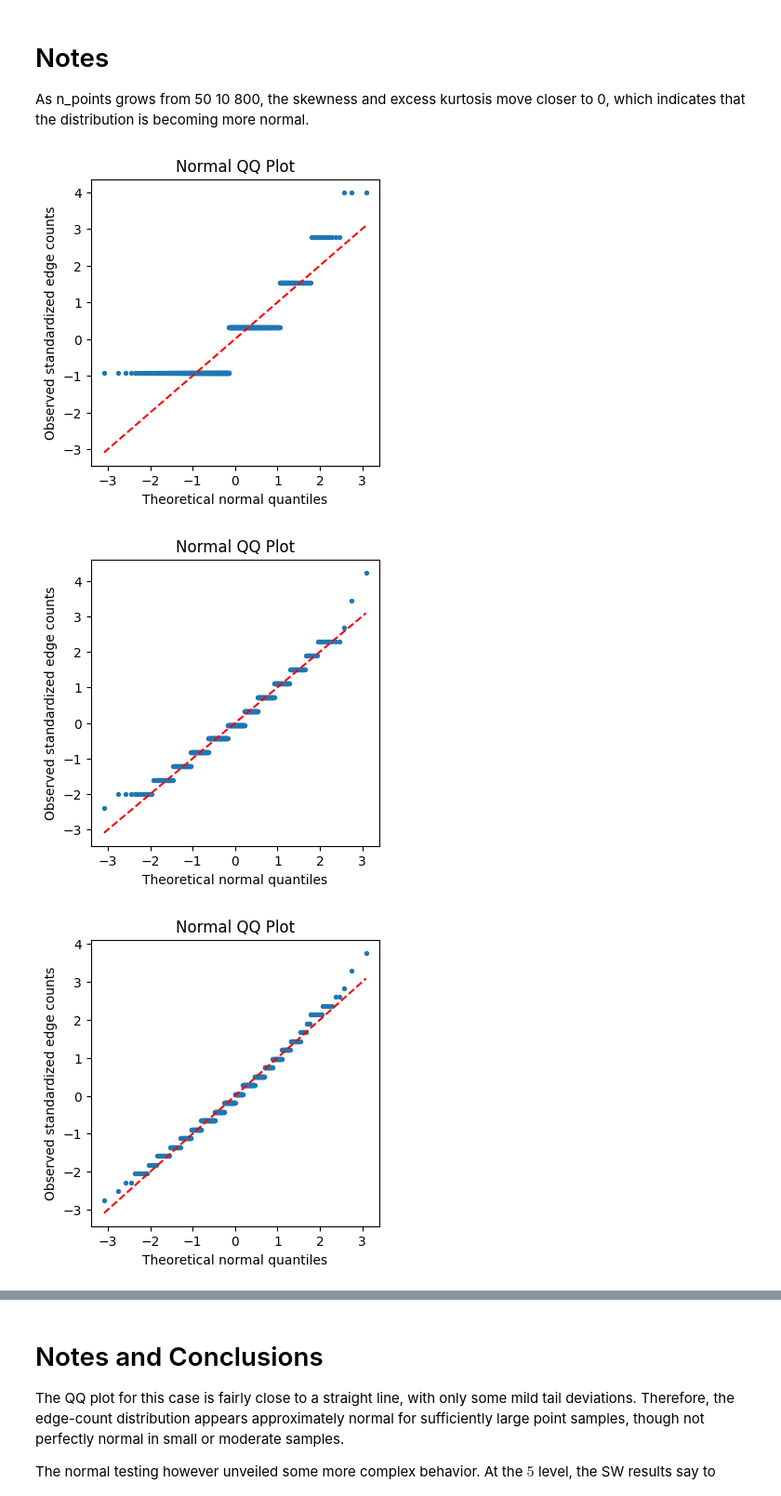
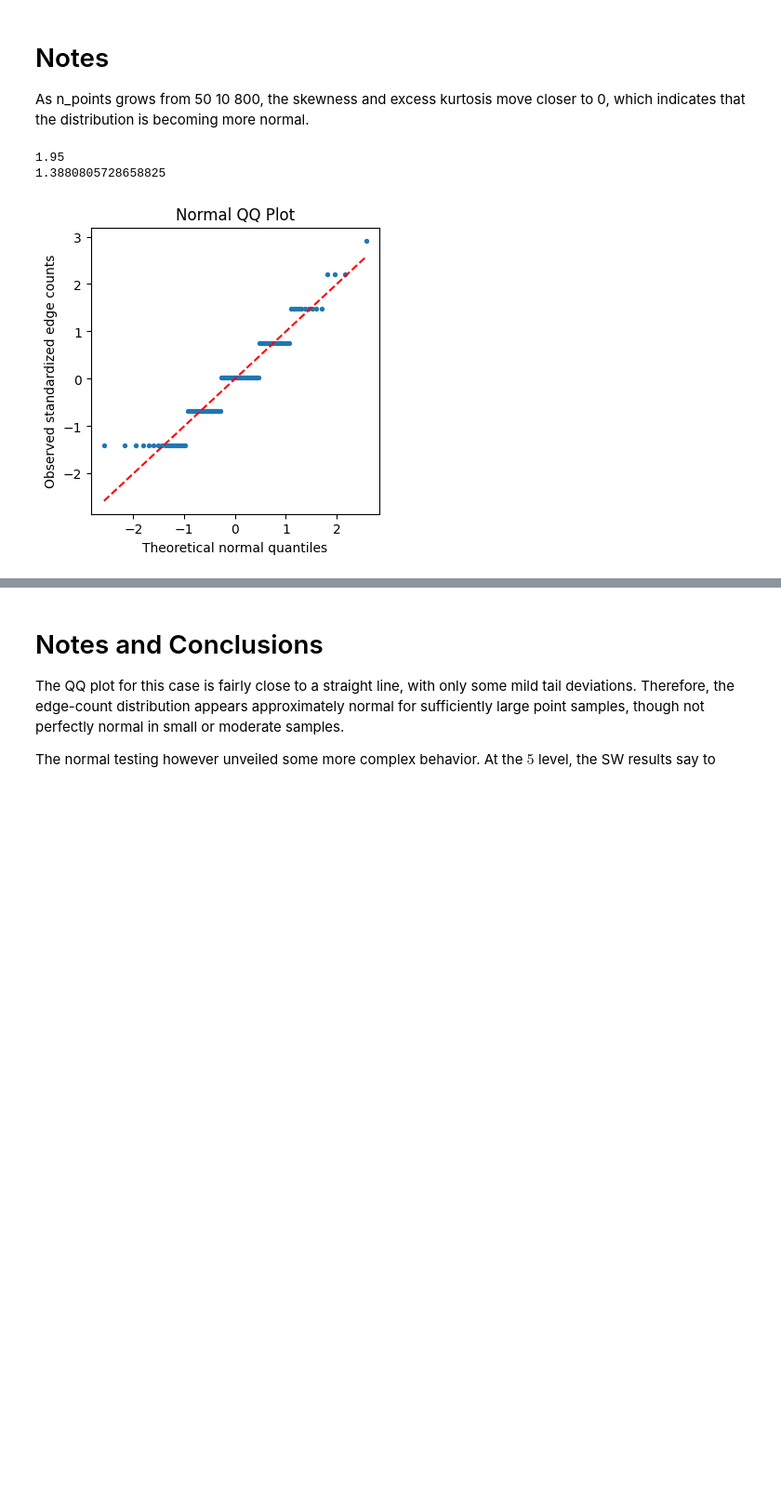
Before and after one commit to JosephMatatyaou/STA199REU, a Jupyter notebook: SQ26/Week1/EdgeCount_Torus.ipynb, the cells around one changed output, grey strips where cells are left out. Shown at 93% size. Drawn from its saved outputs; the diff is of its cells as text; code cells hidden in the pictures; blank space fills up the shorter version.

```diff
--- a/SQ26/Week1/EdgeCount_Torus.ipynb
+++ b/SQ26/Week1/EdgeCount_Torus.ipynb
@@ -19,7 +19,8 @@ def count_edges(X: np.ndarray, epsilon: float, D: np.ndarray | None = None) -> i
     if D is None:
         D = vr.pairwise_dist(X)
 
-    edge_count = int(np.count_nonzero(np.triu(D <= epsilon, k = 1)))
+    upper = np.triu(D, k=1)
+    edge_count = int(np.sum((upper > 0) & (upper <= epsilon)))
     return edge_count
 # %% [output]
 [figure]
@@ -38,7 +39,7 @@ def edge_count_sim_torus(
     rng = np.random.default_rng(seed)
 
     edge_counts = np.empty(n_resamples, dtype = int)
-    epsilon = t /(n_points ** (1/3))
+    epsilon = t /(n_points ** (1/2))
 
     for i in range(n_resamples):
         sample_seed = int(rng.integers(0,1_000_000_000))
@@ -64,6 +65,6 @@ plt.show()
 # %%
 for R in [30,100,1000,10000]:
-    edge_counts = edge_count_sim_torus(n_points = 200, t = 0.5, n_resamples = R, seed = 234)
+    edge_counts = edge_count_sim_torus(n_points = 200, t = 1, n_resamples = R, seed = 234)
 
     mean = edge_counts.mean()
     sd = edge_counts.std(ddof=1)
@@ -74,7 +75,7 @@ for R in [30,100,1000,10000]:
         f"median = {q50:.2f} | 95% interval = [{q025:.2f}, {q975:.2f}]"
     )
 
-edge_counts = edge_count_sim_torus(n_points = 200, t = 0.5, n_resamples = 1000, seed = 134)
+edge_counts = edge_count_sim_torus(n_points = 200, t = 1, n_resamples = 1000, seed = 134)
 
 k = np.arange(1, len(edge_counts) + 1)
 running_mean = np.cumsum(edge_counts) / k
@@ -97,11 +97,11 @@ For a fixed $t= 0.5$ with $\varepsilon = \frac{t}{n^{(1/d)}}$, when n_points $=
 # %%
 from statistics import NormalDist
 
-for n in [50, 100, 200, 400, 800]:
+for n in [50, 100, 250, 500, 1000]:
     counts = edge_count_sim_torus(
         n_points=n,
-        t=0.5,
-        n_resamples=1000,
+        t=1,
+        n_resamples=100,
         seed=234
     )
 
@@ -128,24 +128,26 @@ n =  800 | mean = 73.404 | sd = 8.332 | skew = 0.102 | excess kurtosis = 0.130
 As n_points grows from 50 10 800, the skewness and excess kurtosis move closer to 0, which indicates that the distribution is becoming more normal.
 # %%
 
-for t in [0.1,0.3,0.5,0.7]:
-    counts = edge_count_sim_torus(n_points=300, t=t, n_resamples=500, seed=234)
+for t in [1]:
+    counts = edge_count_sim_torus(n_points=50, t=t, n_resamples=100, seed=42)
 
     mu = counts.mean()
+    print(mu)
     sd = counts.std(ddof=1)
+    print(sd)
     z = np.sort((counts - mu) / sd)
 
     p = (np.arange(1, len(z) + 1) - 0.5) / len(z)
     q = np.array([NormalDist().inv_cdf(pi) for pi in p])
 
     fig = plt.figure(figsize=(4, 4))
     plt.scatter(q, z, s=8)
     plt.plot([q.min(), q.max()], [q.min(), q.max()], "r--")
     plt.xlabel("Theoretical normal quantiles")
     plt.ylabel("Observed standardized edge counts")
     plt.title("Normal QQ Plot")
     plt.show()
 # %% [output]
+1.95
+1.3880805728658825
-[figure, old version]
+[figure, new version]
-[figure, removed]
-[figure, removed]
```
Also changed, not shown: parts of 6 cells of this notebook.
